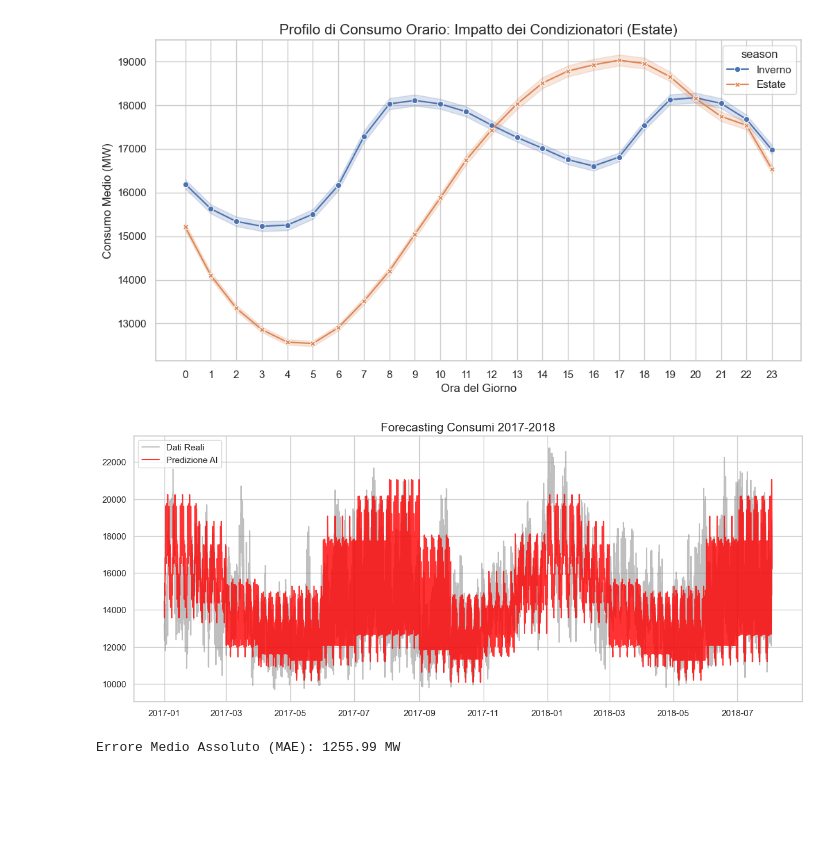
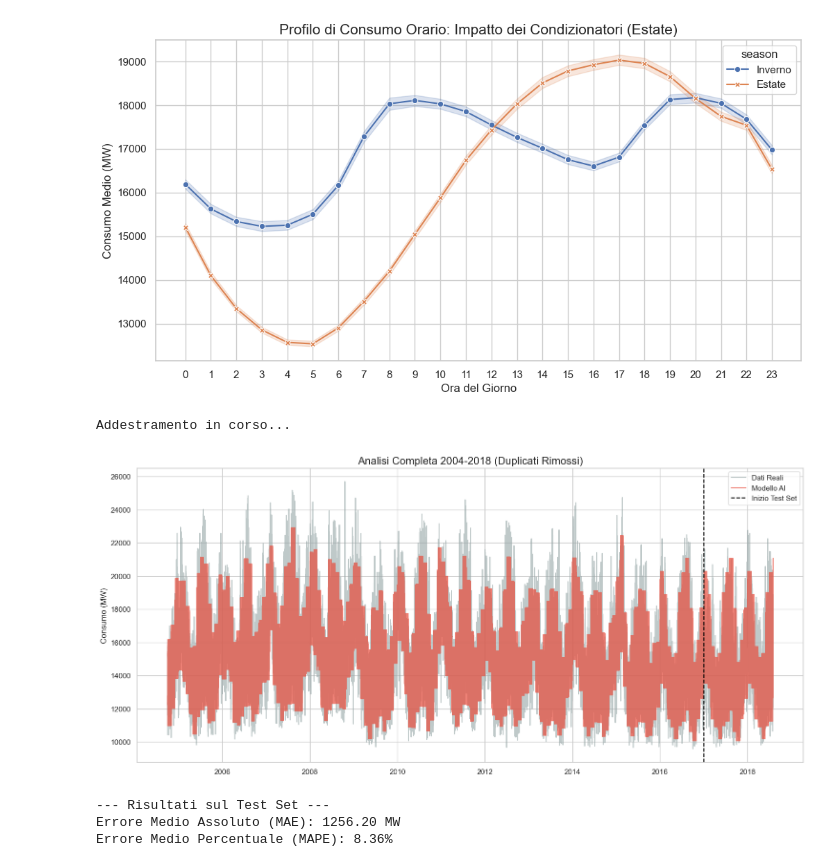
Before and after one commit to reimici/EnergyConsumptionAnalysis, a Jupyter notebook: nootebook.ipynb, the cells around one changed output. Drawn from its saved outputs; the diff is of its cells as text; code cells hidden in the pictures; blank space fills up the shorter version.

```diff
--- a/nootebook.ipynb
+++ b/nootebook.ipynb
@@ -69,31 +69,59 @@ plt.show()
 # %% [output]
 [figure]
 # %%
-# 1. Split Temporale
+# Cella 4 (Corretta e "A prova di duplicati")
+
+# --- PASSO CRUCIALE: Pulizia Duplicati ---
+# Rimuoviamo eventuali orari doppi (es. cambio ora legale) mantenendo solo il primo trovato
+df = df[~df.index.duplicated(keep='first')]
+# -----------------------------------------
+
+# 1. Feature Engineering
+df['hour'] = df.index.hour
+df['dayofweek'] = df.index.dayofweek
+df['month'] = df.index.month
+df['year'] = df.index.year
+df['quarter'] = df.index.quarter
+
+# 2. Split Temporale
 split_date = '2017-01-01'
+
 train = df.loc[df.index < split_date].copy()
 test = df.loc[df.index >= split_date].copy()
 
-# 2. Addestramento (Random Forest)
-features = ['hour', 'dayofweek', 'month', 'year']
+# 3. Addestramento
+features = ['hour', 'dayofweek', 'quarter', 'month', 'year']
 model = RandomForestRegressor(n_estimators=100, max_depth=15, random_state=42, n_jobs=-1)
+print("Addestramento in corso...")
 model.fit(train[features], train['AEP_MW'])
 
-# 3. Predizione
-test['prediction'] = model.predict(test[features])
+# 4. Predizione su TUTTO il dataset
+# Ora non darà errore perché abbiamo rimosso i duplicati dall'indice
+df['prediction'] = model.predict(df[features])
 
-# 4. Visualizzazione Risultati
-plt.figure(figsize=(15, 6))
-# Mostriamo solo l'ultimo periodo per chiarezza
-plt.plot(test.index, test['AEP_MW'], label='Dati Reali', color='grey', alpha=0.5)
-plt.plot(test.index, test['prediction'], label='Predizione AI', color='red', alpha=0.8)
-plt.title('Forecasting Consumi 2017-2018', fontsize=15)
+# Copiamo le predizioni nel test set per calcolare l'errore
+test['prediction'] = df.loc[test.index, 'prediction']
+
+# 5. Visualizzazione Totale
+plt.figure(figsize=(18, 8))
+plt.plot(df.index, df['AEP_MW'], label='Dati Reali', color='#95a5a6', alpha=0.6)
+plt.plot(df.index, df['prediction'], label='Modello AI', color='#e74c3c', alpha=0.7)
+plt.axvline(pd.to_datetime(split_date), color='black', linestyle='--', label='Inizio Test Set')
+plt.title('Analisi Completa 2004-2018 (Duplicati Rimossi)', fontsize=16)
+plt.ylabel('Consumo (MW)')
 plt.legend()
 plt.show()
 
-# Metriche
-error = mean_absolute_error(test['AEP_MW'], test['prediction'])
-print(f"Errore Medio Assoluto (MAE): {error:.2f} MW")
+# 6. Calcolo Metriche
+mae = mean_absolute_error(test['AEP_MW'], test['prediction'])
+mape = np.mean(np.abs((test['AEP_MW'] - test['prediction']) / test['AEP_MW'])) * 100
+
+print(f"--- Risultati sul Test Set ---")
+print(f"Errore Medio Assoluto (MAE): {mae:.2f} MW")
+print(f"Errore Medio Percentuale (MAPE): {mape:.2f}%")
 # %% [output]
+Addestramento in corso...
-[figure, old version]
+[figure, new version]
-Errore Medio Assoluto (MAE): 1255.99 MW
+--- Risultati sul Test Set ---
+Errore Medio Assoluto (MAE): 1256.20 MW
+Errore Medio Percentuale (MAPE): 8.36%
```
